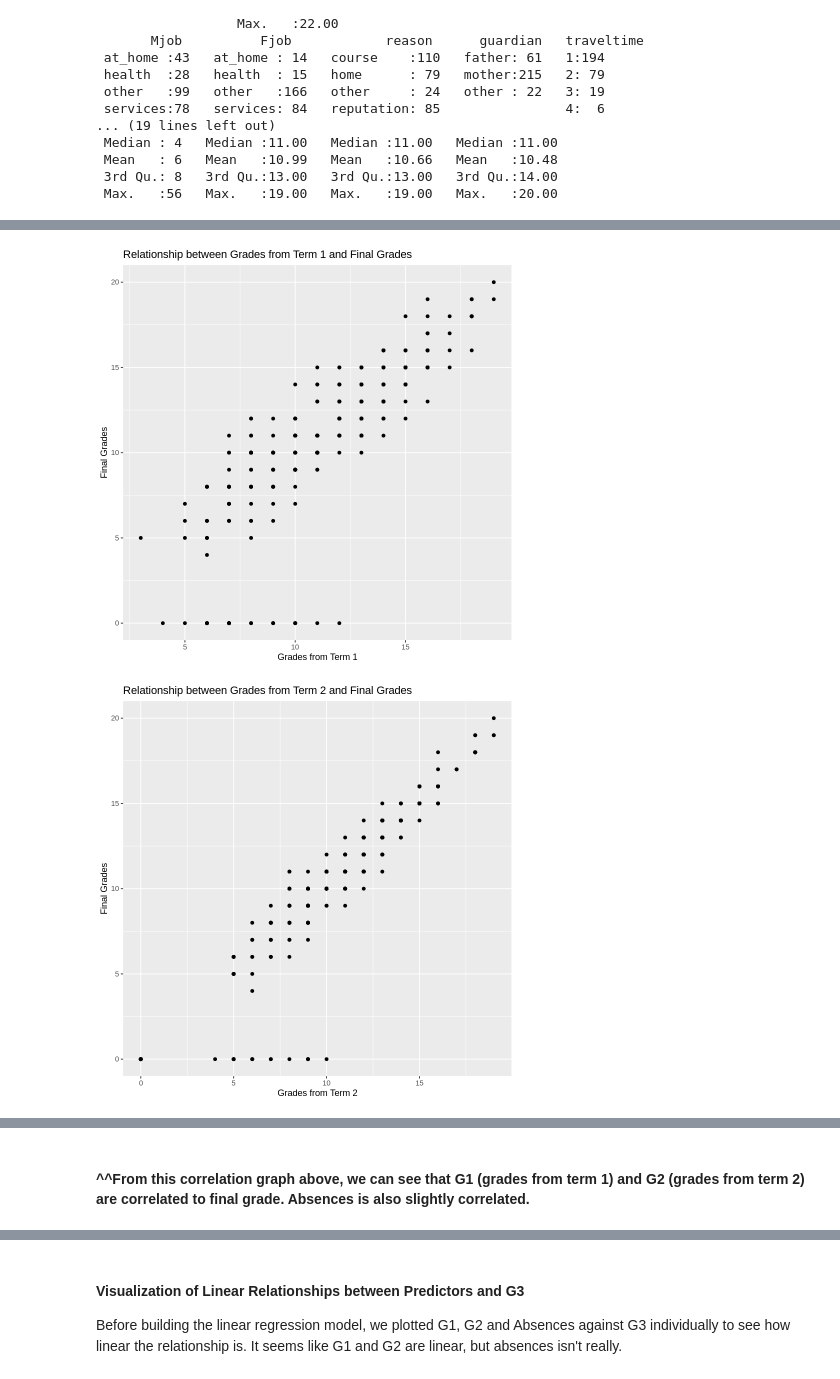
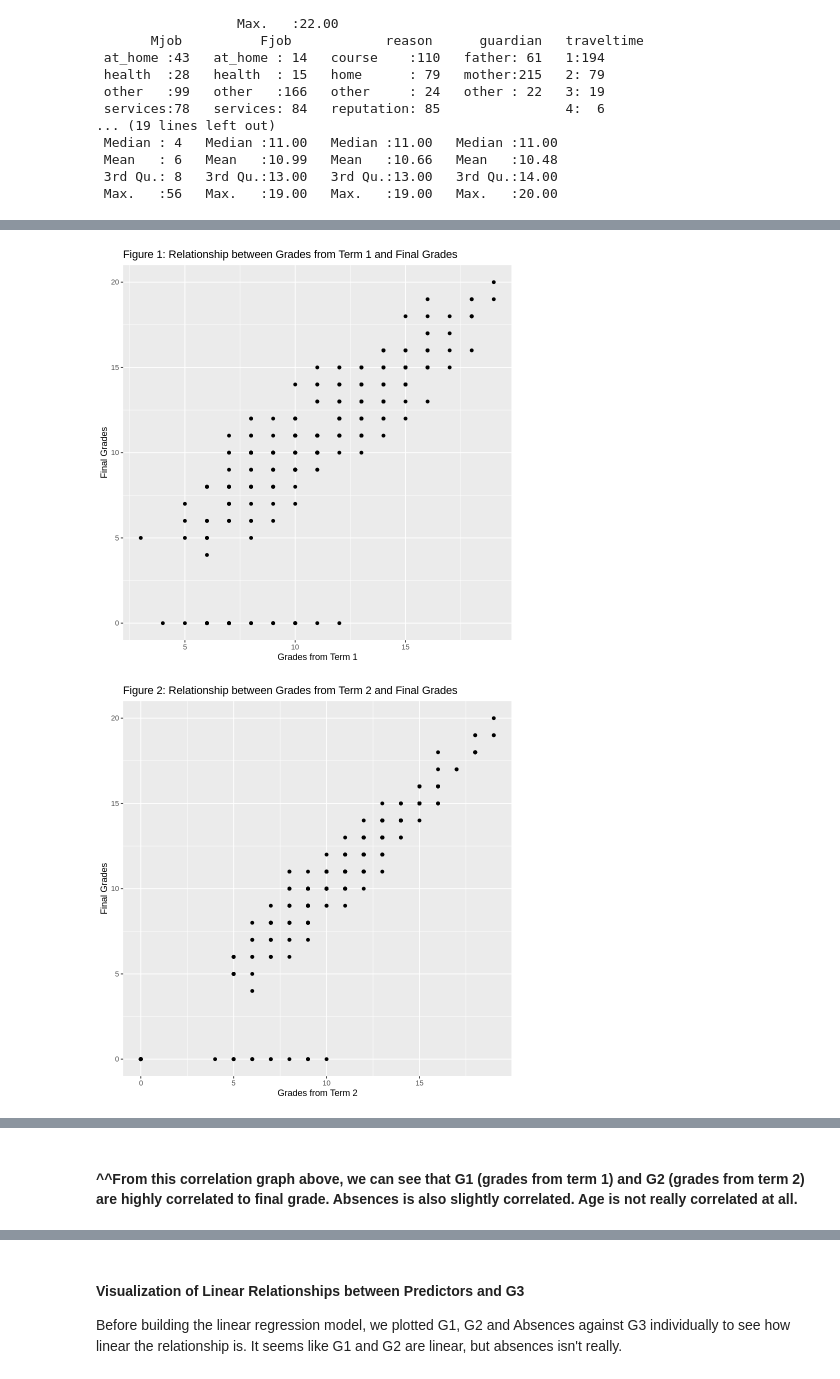
Before and after one commit to reubenjosephjohn/DSCI100_project, a Jupyter notebook: project_report_updatedwithwriting.ipynb, the cells around one changed output, grey strips where cells are left out. Drawn from its saved outputs; the diff is of its cells as text; code cells hidden in the pictures.

```diff
--- a/project_report_updatedwithwriting.ipynb
+++ b/project_report_updatedwithwriting.ipynb
@@ -209,36 +209,36 @@ G1_G3_plot <- student_train %>%
     ggplot(aes(x = G1, y= G3)) +
     geom_point() +
     labs(x = "Grades from Term 1", y = "Final Grades") +
-    ggtitle("Relationship between Grades from Term 1 and Final Grades")
+    ggtitle("Figure 1: Relationship between Grades from Term 1 and Final Grades")
 
 G2_G3_plot <- student_train %>%
     ggplot(aes(x = G2, y= G3)) +
     geom_point() +
     labs(x = "Grades from Term 2", y = "Final Grades") +
-    ggtitle("Relationship between Grades from Term 2 and Final Grades")
+    ggtitle("Figure 2: Relationship between Grades from Term 2 and Final Grades")
 
 age_plot <- student_train %>%
     ggplot(aes(x = age)) +
     geom_histogram(binwidth = 0.5) +
     labs(x = "Student's Age (in Years)", y = "Count") +
-    ggtitle("Distribution of Student's Age")
+    ggtitle("Figure 3: Distribution of Student's Age")
 
 student_train_select <- student_train %>%
     select(age, absences, G1, G2, G3)
 
 
 
 cormat <- round(cor(student_train_select),2)
 melted_cormat <- melt(cormat)
 corr_plot <- ggplot(data = melted_cormat, aes(x=Var1, y=Var2, fill=value)) +
     geom_tile() +
-    ggtitle("Correlation Heatmap of Variables to Predict G3") +
+    ggtitle("Figure 4: Correlation Heatmap of Variables to Predict G3") +
     labs(x = "Variable 1", y = "Variable 2", fill = "correlation")
 
 G1_G3_plot
 G2_G3_plot
 age_plot
 corr_plot
 # %% [output]
-[figure, old version]
+[figure, new version]
-[figure, old version]
+[figure, new version]
@@ -247,4 +247,4 @@ corr_plot
 # %% [markdown]
-#### ^^From this correlation graph above, we can see that G1 (grades from term 1) and G2 (grades from term 2) are correlated to final grade. Absences is also slightly correlated.
+#### ^^From this correlation graph above, we can see that G1 (grades from term 1) and G2 (grades from term 2) are highly correlated to final grade. Absences is also slightly correlated. Age is not really correlated at all.
 # %% [markdown]
 ### 5.Building a regression model specification
```
Also changed, not shown: parts of 33 cells of this notebook.
